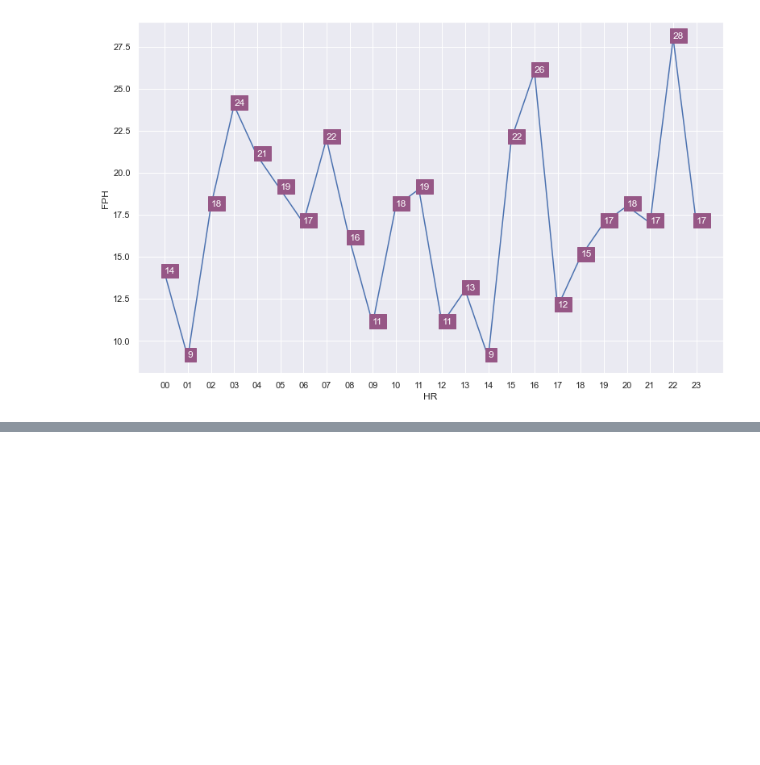
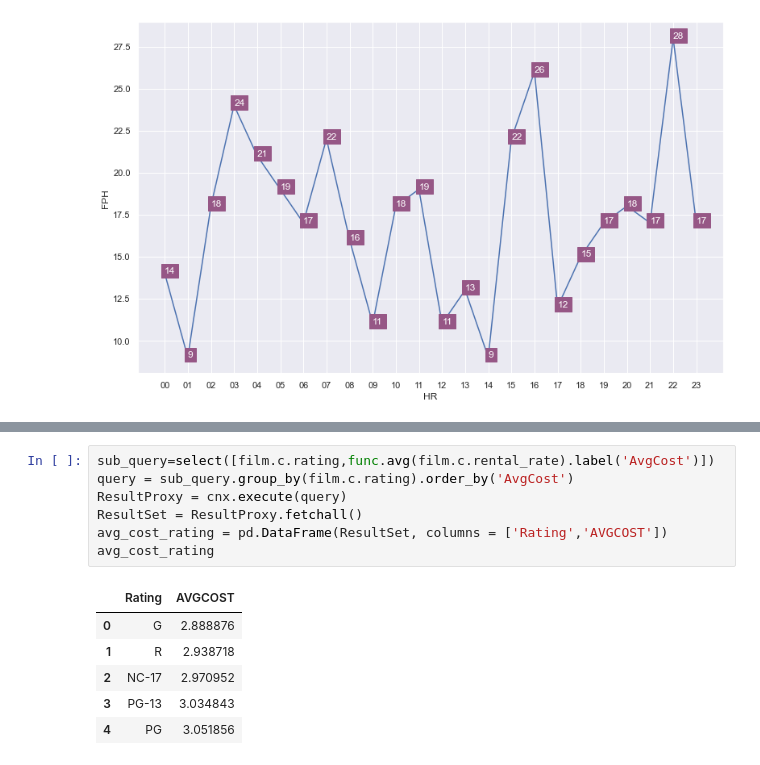
Before and after one commit to Jgardner91/SQLALCHEMY, a Jupyter notebook: CODE/SQL_ALCHEMY_OPERATIONS.ipynb, the cells around one changed output, grey strips where cells are left out. Drawn from its saved outputs; the diff is of its cells as text; blank space fills up the shorter version.

```diff
--- a/CODE/SQL_ALCHEMY_OPERATIONS.ipynb
+++ b/CODE/SQL_ALCHEMY_OPERATIONS.ipynb
@@ -464,0 +429,14 @@ film_descriptions['Description'][2]
+# %%
+sub_query=select([film.c.rating,func.avg(film.c.rental_rate).label('AvgCost')])
+query = sub_query.group_by(film.c.rating).order_by('AvgCost')
+ResultProxy = cnx.execute(query)
+ResultSet = ResultProxy.fetchall()
+avg_cost_rating = pd.DataFrame(ResultSet, columns = ['Rating','AVGCOST'])
+avg_cost_rating
+# %% [output]
+|  | Rating | AVGCOST |
+| 0 | G | 2.888876 |
+| 1 | R | 2.938718 |
+| 2 | NC-17 | 2.970952 |
+| 3 | PG-13 | 3.034843 |
+| 4 | PG | 3.051856 |
```
Also changed, not shown: parts of 15 cells of this notebook.
